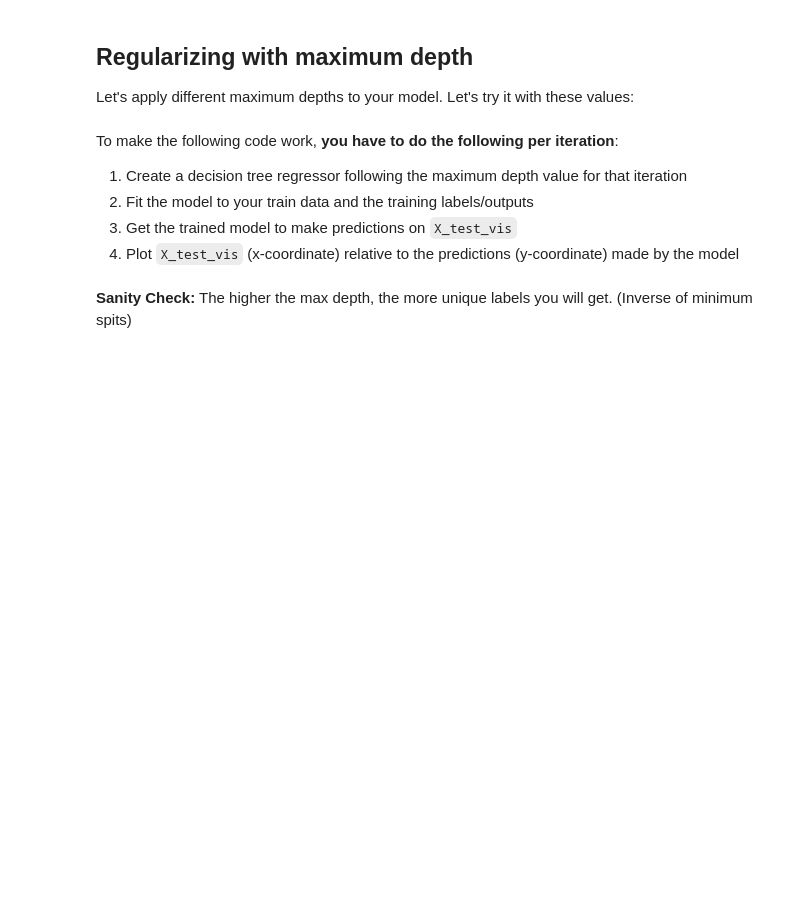
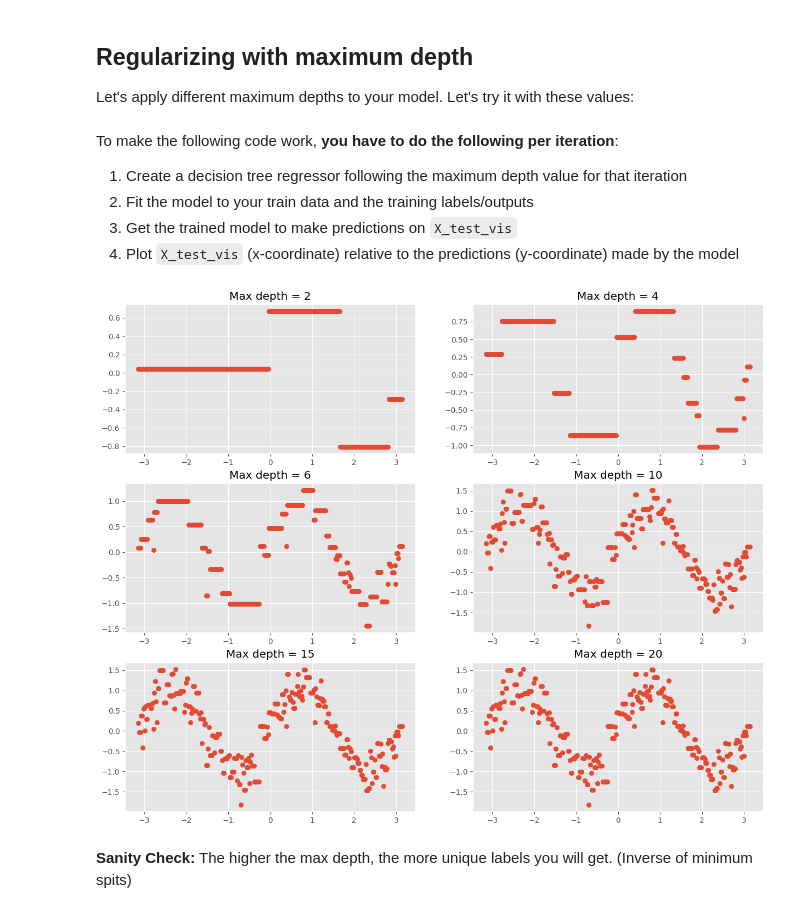
Before and after one commit to PolySpade/08-Decision_Trees, a Jupyter notebook: 08 - Decision Trees.ipynb, the cells around one changed output. Drawn from its saved outputs; the diff is of its cells as text; code cells hidden in the pictures; blank space fills up the shorter version.

```diff
--- a/08 - Decision Trees.ipynb
+++ b/08 - Decision Trees.ipynb
@@ -383,20 +524,21 @@ To make the following code work, __you have to do the following per iteration__:
 # %%
 plt_ctr = 1
 plt.figure(figsize=(15,12))
 for val in max_depth_vals:
     # Write code here
-    dtr = None
-
-
+    dtr = tree.DecisionTreeRegressor(max_depth=val)
+    dtr.fit(X_train,y_train)
     plt.subplot(3,2,plt_ctr)
 
     # Write code here
-    predictions = None
+    predictions = dtr.predict(X_test_vis)
     plt.scatter(X_test_vis, predictions)
 
     plt.title("Max depth = "+ str(val))
 
     plt_ctr += 1
+# %% [output]
+[figure, added]
 # %% [markdown]
 **Sanity Check:** The higher the max depth, the more unique labels you will get. (Inverse of minimum spits)
 # %% [markdown]
```
Also changed, not shown: parts of 67 cells of this notebook, 1 other file.
